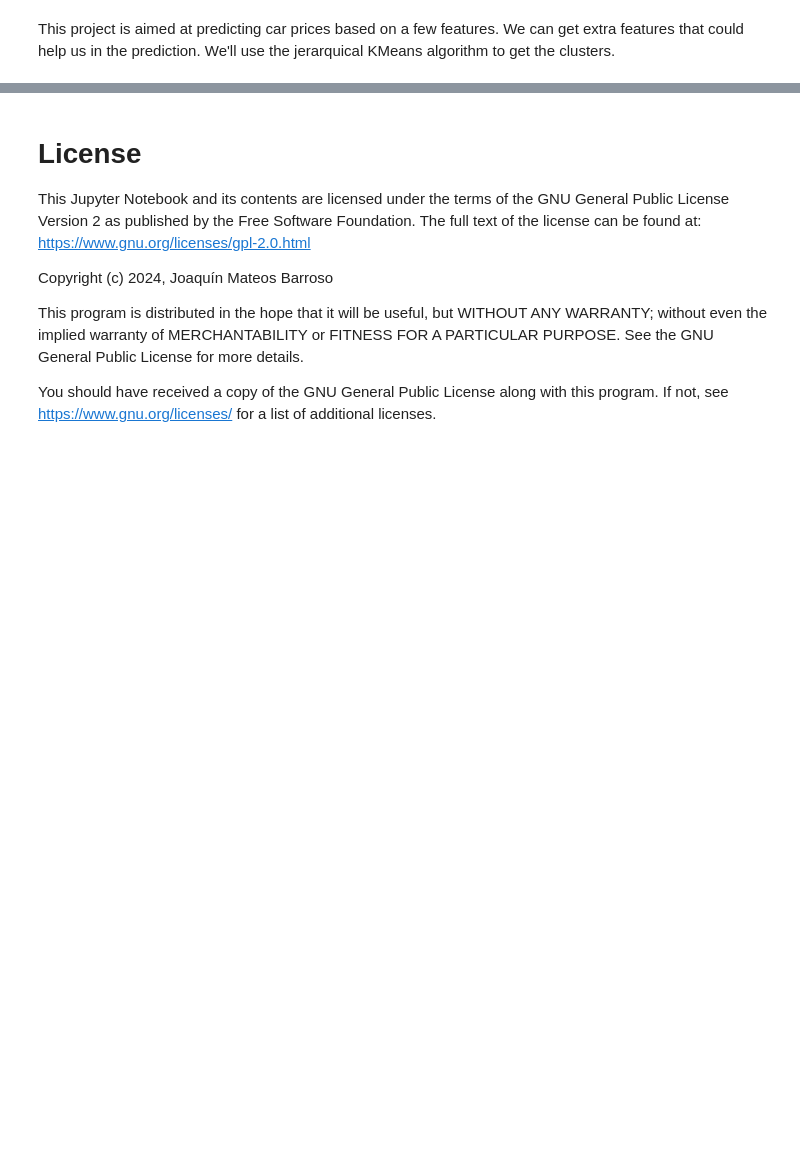
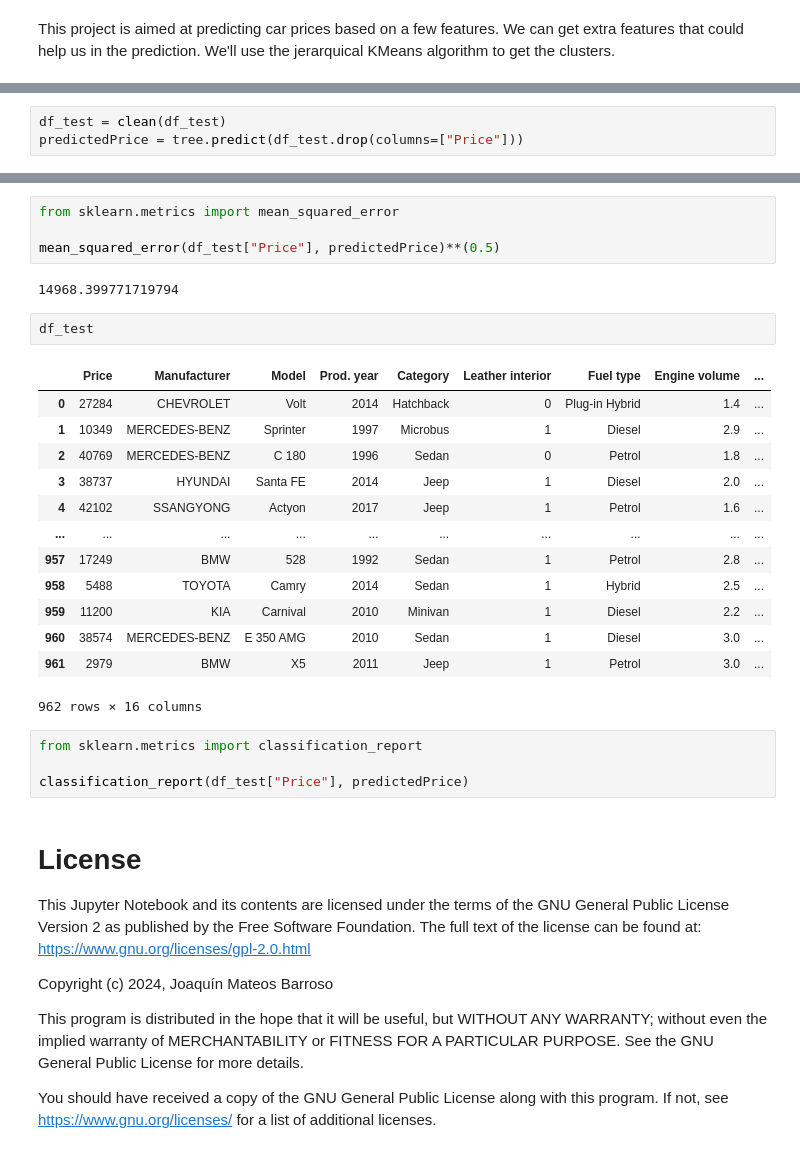
Before and after one commit to JoaquinMateosBarroso/Car_Prices, a Jupyter notebook: CarPrices.ipynb, the cells around one changed output, grey strips where cells are left out. Saved outputs shown, nothing was run; the diff lists cells and outputs as text; blank space fills up the shorter version.

```diff
--- a/CarPrices.ipynb
+++ b/CarPrices.ipynb
@@ -265,0 +303,3 @@ getter.transform(X.iloc[:500, :])
+# %%
+df_test = clean(df_test)
+predictedPrice = tree.predict(df_test.drop(columns=["Price"]))
@@ -266,3 +324,29 @@ getter.transform(X.iloc[:500, :])
+# %%
+from sklearn.metrics import mean_squared_error
+
+mean_squared_error(df_test["Price"], predictedPrice)**(0.5)
+# %% [output]
+14968.399771719794
+# %%
+df_test
+# %% [output]
+|  | Price | Manufacturer | Model | Prod. year | Category | Leather interior | Fuel type | Engine volume | ... |
+| 0 | 27284 | CHEVROLET | Volt | 2014 | Hatchback | 0 | Plug-in Hybrid | 1.4 | ... |
+| 1 | 10349 | MERCEDES-BENZ | Sprinter | 1997 | Microbus | 1 | Diesel | 2.9 | ... |
+| 2 | 40769 | MERCEDES-BENZ | C 180 | 1996 | Sedan | 0 | Petrol | 1.8 | ... |
+| 3 | 38737 | HYUNDAI | Santa FE | 2014 | Jeep | 1 | Diesel | 2.0 | ... |
+| 4 | 42102 | SSANGYONG | Actyon | 2017 | Jeep | 1 | Petrol | 1.6 | ... |
+| ... | ... | ... | ... | ... | ... | ... | ... | ... | ... |
+| 957 | 17249 | BMW | 528 | 1992 | Sedan | 1 | Petrol | 2.8 | ... |
+| 958 | 5488 | TOYOTA | Camry | 2014 | Sedan | 1 | Hybrid | 2.5 | ... |
+| 959 | 11200 | KIA | Carnival | 2010 | Minivan | 1 | Diesel | 2.2 | ... |
+| 960 | 38574 | MERCEDES-BENZ | E 350 AMG | 2010 | Sedan | 1 | Diesel | 3.0 | ... |
+| 961 | 2979 | BMW | X5 | 2011 | Jeep | 1 | Petrol | 3.0 | ... |
+962 rows × 16 columns
+# %%
+from sklearn.metrics import classification_report
+
+classification_report(df_test["Price"], predictedPrice)
 # %% [markdown]
 # License
 
```
Also changed, not shown: parts of 13 cells of this notebook, 4 other files.
